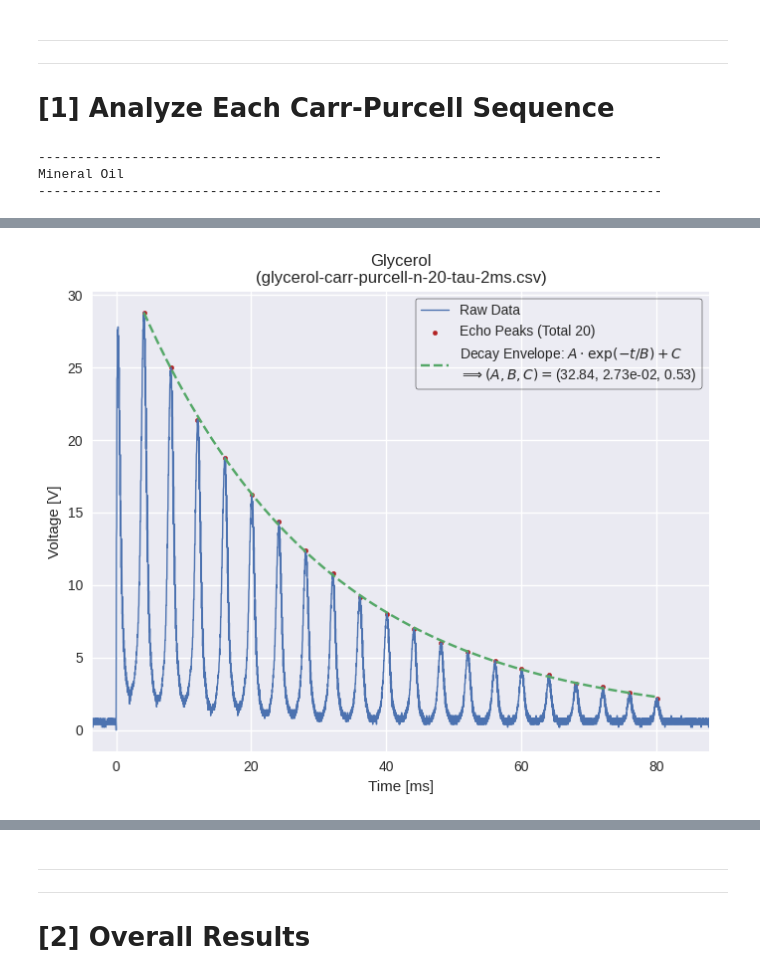
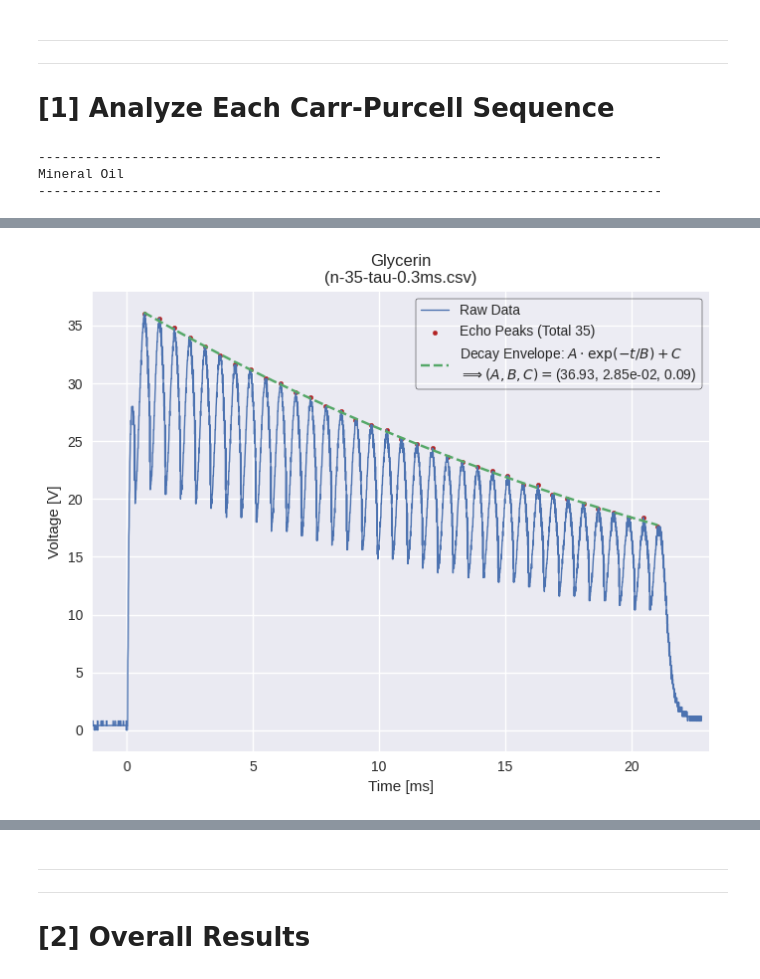
Before and after one commit to ahmedali6395/exp_modern_phys_388, a Jupyter notebook: nmr/purcell.ipynb, the cells around one changed output, grey strips where cells are left out. Saved outputs shown, nothing was run; the diff lists cells and outputs as text; code cells hidden in the pictures.

Commit message:
reordered data and analyzed water / glycerin / mineral oil

```diff
--- a/nmr/purcell.ipynb
+++ b/nmr/purcell.ipynb
@@ -23,6 +23,8 @@ def plot_purcell(
     curve_fit_guess : tuple[float] = (10, 0.01, 1),
     idx_peaks2skip  : tuple[int]   = [],
     title           : str          = '',
+    tmin            : float        = None,  ## units of ms
+    tmax            : float        = None,
 ) -> dict[str, float | str]:
 
     # if title:
@@ -51,6 +53,11 @@ def plot_purcell(
     #     (df['t'] > meta['x_bounds'][0]) &
     #     (df['t'] < meta['x_bounds'][1])
     # ]
+
+    if tmin is not None:
+        df = df[df['t'] > tmin * 1e-3]
+    if tmax is not None:
+        df = df[df['t'] < tmax * 1e-3]
 
 
 
@@ -190,22 +197,22 @@ dirpath_data = dirpath_repo / 'nmr/nmr_data/purcell/'
 
 metadata = {
     'mineral_oil': {
-        'carr-purcell-sequence-2.csv': {
-            'cols': [9, 10],
-        },
-        'carr-purcell-n-10-tau-4ms.csv': {
+        'n-10-tau-4ms.csv': {
             'find_peak_params': {
                 'height': 3,
             },
             'idx_peaks2skip': [0],
         },
-        'carr-purcell-n-20-tau-1ms.csv': {
+        'n-20-tau-1ms.csv': {
             'find_peak_params': {
                 'height': 3,
             },
             'idx_peaks2skip': [0],
         },
-        'carr-purcell-n-50-tau-900us.csv': {
+        'carr-purcell-sequence-2.csv': {
+            'cols': [9, 10],
+        },
+        'n-50-tau-900us.csv': {
             'find_peak_params': {
                 'height': 3,
                 'distance': 25,
@@ -213,23 +220,8 @@ metadata = {
             'idx_peaks2skip': [0],
         },
     },
-    'glycerol': {
-        # 'glycerol-carr-purcell-n-50-tau-1ms.csv' : {
-        #     'find_peak_params': {
-        #         'height': 2,
-        #         'distance': 75,
-        #     },
-        #     'idx_peaks2skip': [0],
-        #     'curve_fit_guess': (30, 0.02, 10),
-        # },
-        'glycerol-carr-purcell-n-40-tau-1.3ms.csv' : {
-            'find_peak_params': {
-                'height': 1,
-            },
-            'idx_peaks2skip': [0, -3, -2, -1],
-            'curve_fit_guess': (30, 0.02, 10),
-        },
-        'glycerol-carr-purcell-n-20-tau-2ms.csv' : {
+    'glycerin': {
+        'n-20-tau-2ms.csv' : {
             'find_peak_params': {
                 'height': 2,
                 'distance': 75,
@@ -237,8 +229,53 @@ metadata = {
             'idx_peaks2skip': [0],
             'curve_fit_guess': (30, 0.02, 10),
         },
+        'n-35-tau-0.3ms.csv': {
+            'find_peak_params': {
+                'height': 15,
+                'distance': 35,
+            },
+            'idx_peaks2skip': [0],
+        },
+        'n-40-tau-1.3ms.csv' : {
+            'find_peak_params': {
+                'height': 1,
+            },
+            'idx_peaks2skip': [0, -3, -2, -1],
+            'curve_fit_guess': (30, 0.02, 10),
+        },
+        'n-40-tau-1ms.csv': {},
+        'n-50-tau-0.2ms.csv': {
+            'find_peak_params': {
+                'height': 15,
+                'distance': 25,
+            },
+            'idx_peaks2skip': [0],
+        },
     },
-    # 'deionized_water': {},
+    'water': {
+        'n-100-tau-6ms.csv': {
+            'find_peak_params': {
+                'height': 5,
+                'distance': 10,
+            },
+            'curve_fit_guess': (10, 1, 1),
+            'cols': [9, 10],
+            'idx_peaks2skip': [0, 1, 2],
+            'tmin': 1000,
+            'tmax': 2300,
+        },
+        'n-100-tau-3ms.csv': {
+            'find_peak_params': {
+                'height': 15,
+                'distance': 5,
+            },
+            'curve_fit_guess': (10, 1, 1),
+            'cols': [9, 10],
+            'idx_peaks2skip': [0],
+            'tmin': 250,
+            'tmax': 1000,
+        },
+    },
 }
 
 
@@ -310 +347 @@ Glycerol
-[figure, old version]
+[figure, new version]
```
Also changed, not shown: parts of 4 cells of this notebook, 10 other files.
